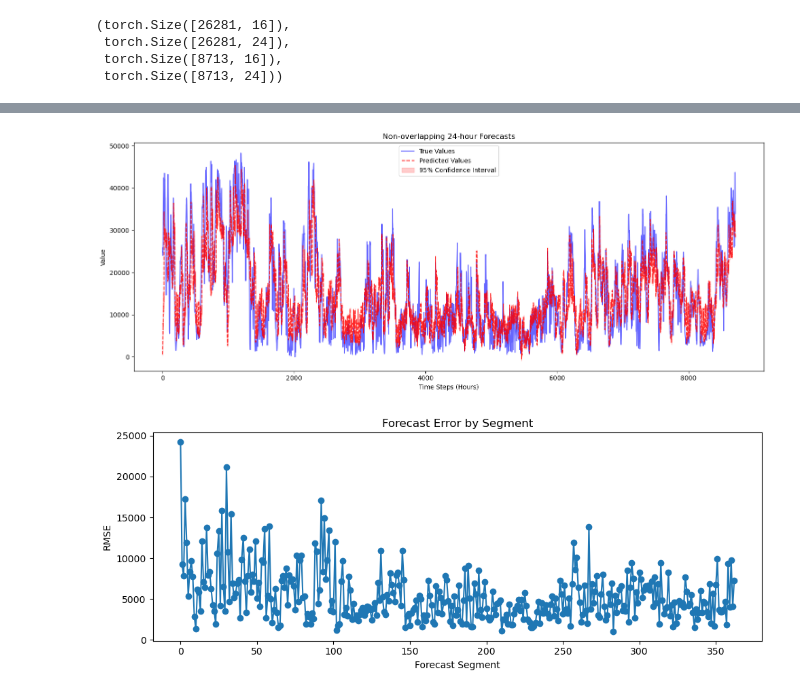
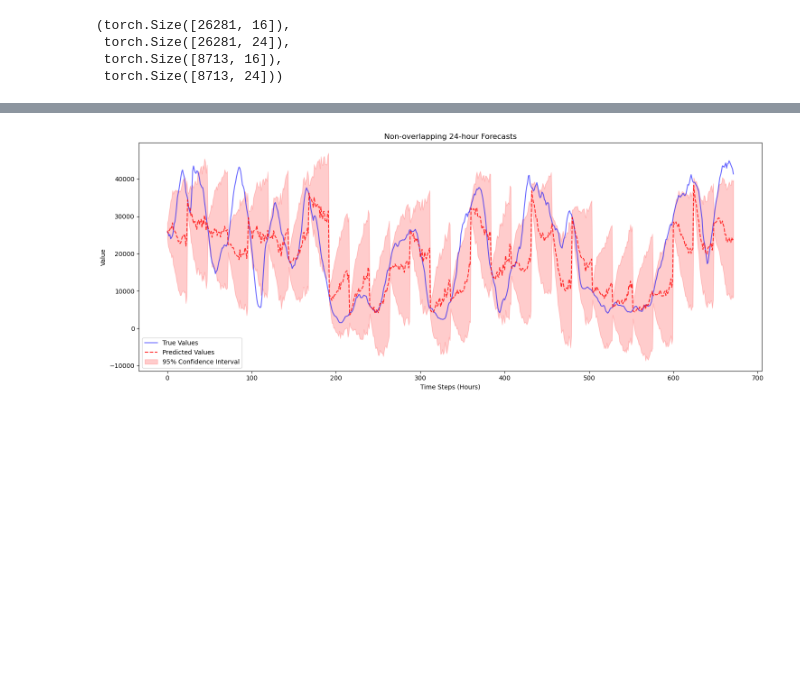
Before and after one commit to timoluebbing/WindPowerForecasting, a Jupyter notebook: experiments/tutorial.ipynb, the cells around one changed output, grey strips where cells are left out. Drawn from its saved outputs; the diff is of its cells as text; code cells hidden in the pictures; blank space fills up the shorter version.

```diff
--- a/experiments/tutorial.ipynb
+++ b/experiments/tutorial.ipynb
@@ -213,6 +190,3 @@ At this point in the tutorial we already loaded the given data, looked at the da
 # Join weather data with wind data
 target = df[[Column.WIND.value]].copy()
 dataframe = target.join(weather, how="inner")
-
-# Create time features
-dataframe = create_time_features(dataframe)
@@ -226,0 +239,4 @@ test_data = dataframe[SPLIT_DATE:END_DATE]
+# %%
+# Create time features
+train_data = create_time_features(train_data)
+test_data = create_time_features(test_data)
@@ -518,8 +655,8 @@ Average Test RMSE across horizon: 5778.588
 N_BEST_SAMPLES = 1
 
 sample_rmse_with_idx = []
-for idx in range(len(y_test)):
-    true = y_test[idx]
+for idx in range(len(y_test_np)):
+    true = y_test_np[idx]
     pred = predicted_means_test[idx]
     rmse = root_mean_squared_error(true, pred)
     sample_rmse_with_idx.append((idx, rmse))
@@ -542,8 +679,4 @@ Worst indices: [0]
 # %%
-# ---------------------------------------
-# 5. Plot Results for a few forecast sequences
-# ------------------------
-
 for i in indices:
     plt.figure(figsize=(12, 5))
 
@@ -551,7 +684,7 @@ for i in indices:
     forecast_steps_axis = np.arange(FORECAST_HORIZON)
 
     # True future values for this sequence
-    true_future_sequence = y_test[i, :]
+    true_future_sequence = y_test_np[i, :]
 
     # Predicted future values for this sequence
     predicted_future_sequence = predicted_means_test[i, :]
@@ -590,6 +727,7 @@ for i in indices:
 # ---------------------------------------
 # 2. Plot along the entire test set
 # ---------------------------------------
+n_hours = 24 * 7 * 4 # Plot the first 7 days of the test set
 
 # Calculate how many non-overlapping 24-hour segments we can have
 number_non_overlapping_test_samples = len(y_test) // FORECAST_HORIZON
@@ -611,7 +749,7 @@ for i in range(number_non_overlapping_test_samples):
     idx = i * FORECAST_HORIZON
 
     # Extract true values for this segment
-    segment_true = y_test[idx]
+    segment_true = y_test_np[idx]
     true_values.extend(segment_true)
 
     # Extract predictions for this segment
@@ -626,54 +764,36 @@ for i in range(number_non_overlapping_test_samples):
     confidence_upper.extend(segment_upper)
 
 # Convert to numpy arrays
 true_values = np.array(true_values)
 predicted_values = np.array(predicted_values)
 confidence_lower = np.array(confidence_lower)
 confidence_upper = np.array(confidence_upper)
 
 # Plot true values
-plt.plot(time_axis, true_values, "b-", label="True Values", alpha=0.6)
+plt.plot(time_axis[:n_hours], true_values[:n_hours], "b-", label="True Values", alpha=0.6)
 
 # Plot predicted values
-plt.plot(time_axis, predicted_values, "r--", label="Predicted Values", alpha=0.8)
+plt.plot(time_axis[:n_hours], predicted_values[:n_hours], "r--", label="Predicted Values", alpha=0.8)
 
 # Plot confidence intervals
 plt.fill_between(
-    time_axis,
-    confidence_lower,
-    confidence_upper,
+    time_axis[:n_hours],
+    confidence_lower[:n_hours],
+    confidence_upper[:n_hours],
     color="red",
     alpha=0.2,
     label="95% Confidence Interval",
 )
 
 # Add vertical lines to separate the 24-hour segments
 # for i in range(1, number_non_overlapping_test_samples):
 #     plt.axvline(x=i * FORECAST_HORIZON, color="gray", linestyle="--", alpha=0.5)
 
 plt.xlabel("Time Steps (Hours)")
 plt.ylabel("Value")
 plt.title("Non-overlapping 24-hour Forecasts")
 plt.legend()
 plt.tight_layout()
 plt.show()
-
-# Optional: Display forecast metrics for each segment
-segment_rmses = []
-for i in range(number_non_overlapping_test_samples):
-    idx = i * FORECAST_HORIZON
-    segment_true = y_test[idx]
-    segment_predicted = predicted_means_test[idx]
-    segment_rmse = root_mean_squared_error(segment_true, segment_predicted)
-    segment_rmses.append(segment_rmse)
-
-plt.figure(figsize=(10, 4))
-plt.plot(np.arange(number_non_overlapping_test_samples), segment_rmses, marker="o")
-plt.xlabel("Forecast Segment")
-plt.ylabel("RMSE")
-plt.title("Forecast Error by Segment")
-plt.tight_layout()
-plt.show()
 # %% [output]
-[figure, old version]
+[figure, new version]
-[figure, removed]
```
Also changed, not shown: parts of 28 cells of this notebook, 2 other files.
